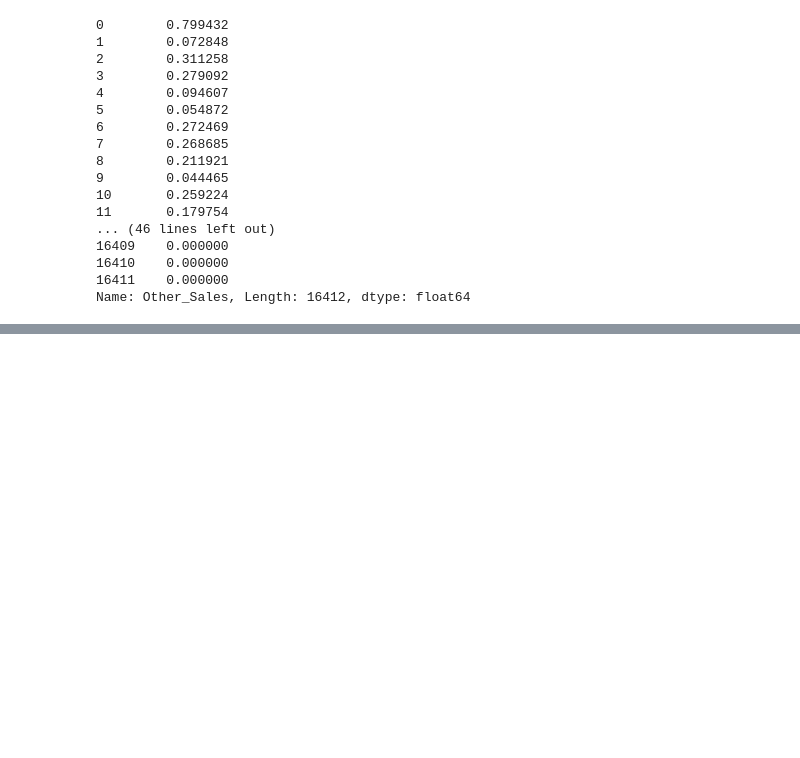
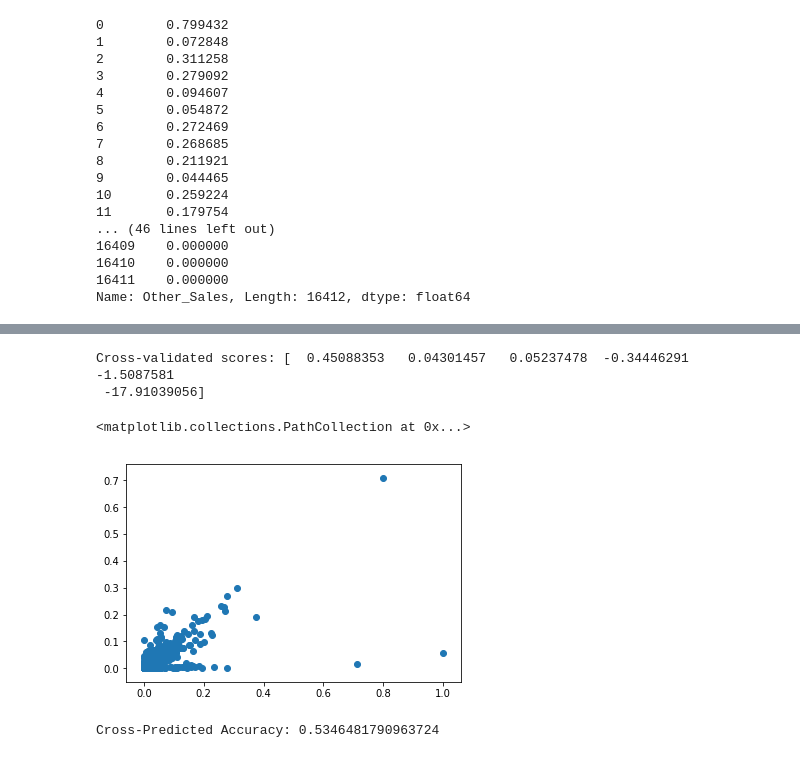
Before and after one commit to matheusraz/DS-Project, a Jupyter notebook: Hipotese3.ipynb, the cells around one changed output, grey strips where cells are left out. Cells and saved outputs as stored; diff of their text form; code cells hidden in the pictures; blank space fills up the shorter version.

```diff
--- a/Hipotese3.ipynb
+++ b/Hipotese3.ipynb
@@ -100,0 +116,17 @@ A correlação entre as vendas das regiões da América do Norte e Europa com as
+# %%
+scores = cross_val_score(model, X, y, cv=6)
+print ("Cross-validated scores:", scores)
+# %% [output]
+Cross-validated scores: [  0.45088353   0.04301457   0.05237478  -0.34446291  -1.5087581
+ -17.91039056]
+# %%
+predictions = cross_val_predict(model, X, y, cv=6)
+plt.scatter(y, predictions)
+# %% [output]
+<matplotlib.collections.PathCollection at 0x...>
+[figure, added]
+# %%
+accuracy = metrics.r2_score(y, predictions)
+print ("Cross-Predicted Accuracy:", accuracy)
+# %% [output]
+Cross-Predicted Accuracy: 0.5346481790963724
```
Also changed, not shown: parts of 5 cells of this notebook, 1 other file.
